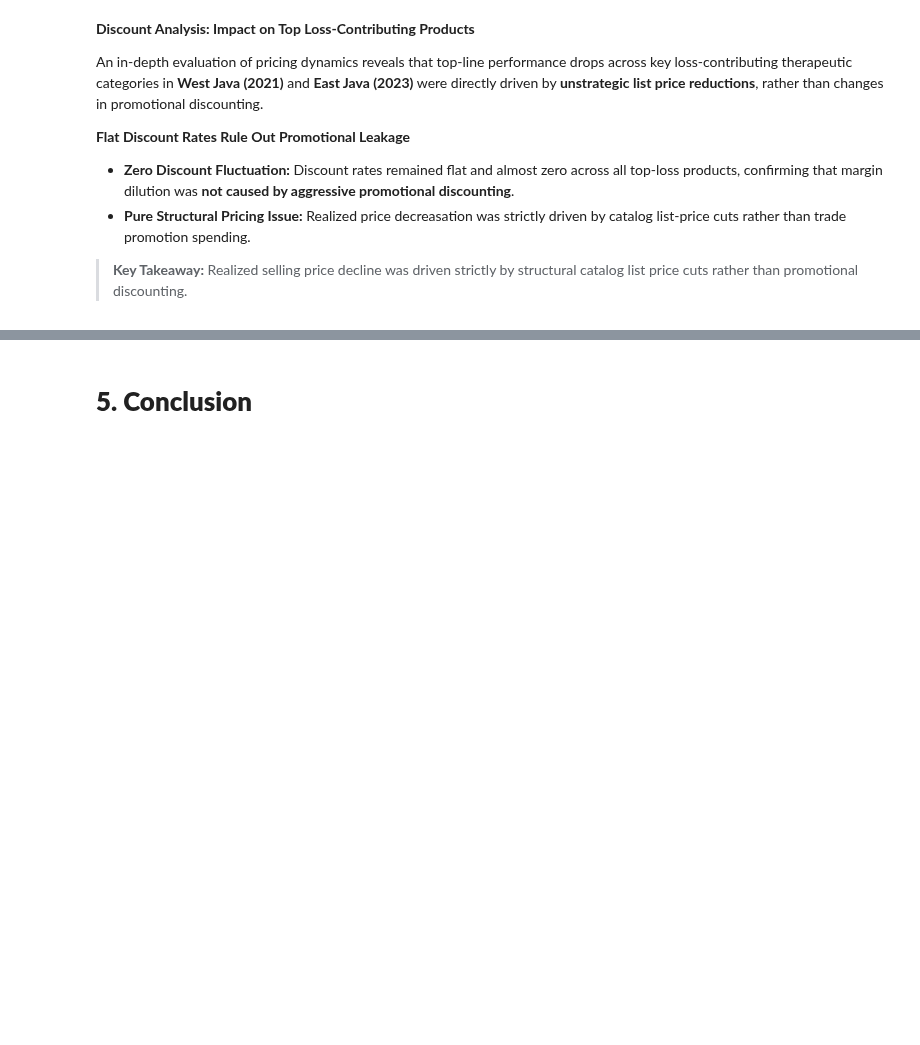
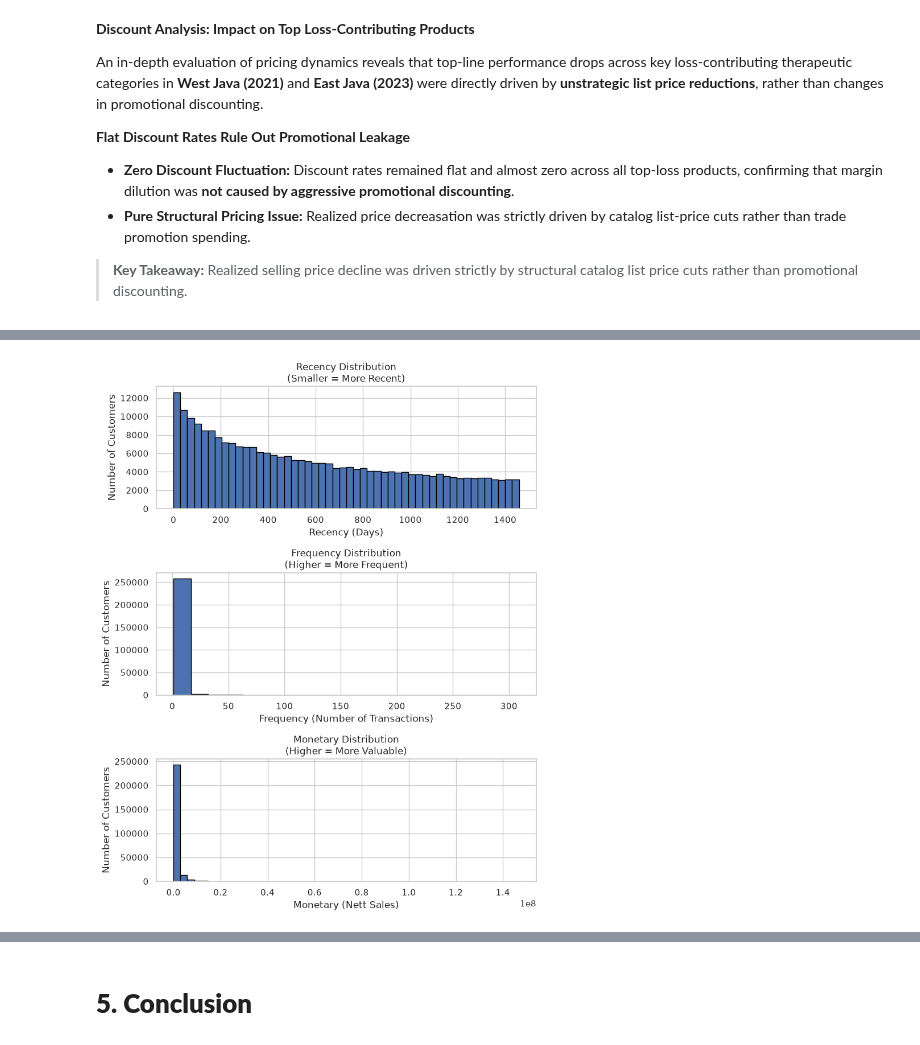
Before and after one commit to grace-nc/kimiafarma-business-performance-analysis, a Jupyter notebook: kf_bigdata_analysis.ipynb, the cells around one changed output, grey strips where cells are left out. Drawn from its saved outputs; the diff is of its cells as text; code cells hidden in the pictures; blank space fills up the shorter version.

```diff
--- a/kf_bigdata_analysis.ipynb
+++ b/kf_bigdata_analysis.ipynb
@@ -3838,0 +4806,64 @@ An in-depth evaluation of pricing dynamics reveals that top-line performance dro
+# %%
+# ============================================================
+# 2. RFM DISTRIBUTION
+# ============================================================
+
+fig, axes = plt.subplots(
+    3, 1,
+    figsize=(8, 10)
+)
+
+# ------------------------------------------------------------
+# Recency
+# ------------------------------------------------------------
+
+axes[0].hist(
+    customer_rfm['recency'],
+    bins=50,
+    edgecolor='black'
+)
+
+axes[0].set_xlabel('Recency (Days)')
+axes[0].set_ylabel('Number of Customers')
+axes[0].set_title(
+    'Recency Distribution\n(Smaller = More Recent)'
+)
+
+
+# ------------------------------------------------------------
+# Frequency
+# ------------------------------------------------------------
+
+axes[1].hist(
+    customer_rfm['frequency'],
+    bins=20,
+    edgecolor='black'
+)
+
+axes[1].set_xlabel('Frequency (Number of Transactions)')
+axes[1].set_ylabel('Number of Customers')
+axes[1].set_title(
+    'Frequency Distribution\n(Higher = More Frequent)'
+)
+
+
+# ------------------------------------------------------------
+# Monetary
+# ------------------------------------------------------------
+
+axes[2].hist(
+    customer_rfm['monetary'],
+    bins=50,
+    edgecolor='black'
+)
+
+axes[2].set_xlabel('Monetary (Nett Sales)')
+axes[2].set_ylabel('Number of Customers')
+axes[2].set_title(
+    'Monetary Distribution\n(Higher = More Valuable)'
+)
+
+plt.tight_layout()
+plt.show()
+# %% [output]
+[figure, added]
```
Also changed, not shown: parts of 71 cells of this notebook.
